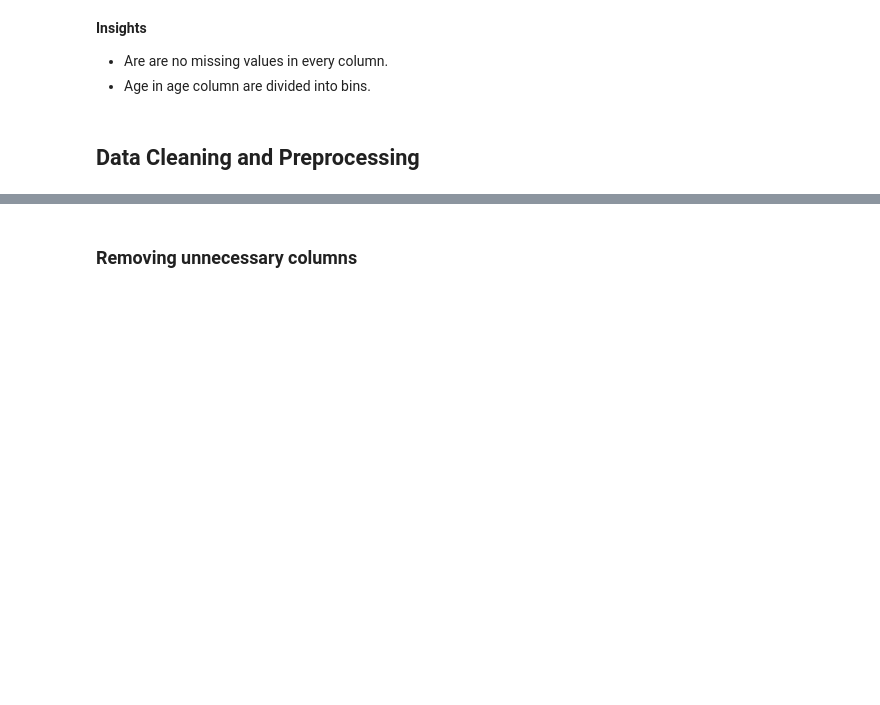
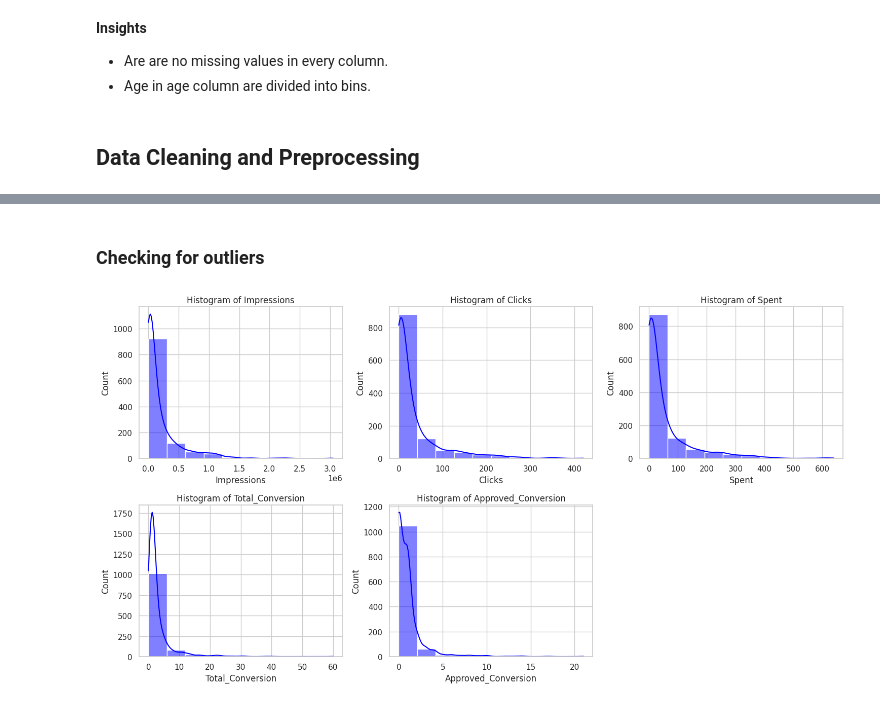
Before and after one commit to haitranduc4270/Sales-Conversion-Optimization-Project, a Jupyter notebook: notebooks/data_exploration.ipynb, the cells around one changed output, grey strips where cells are left out. Drawn from its saved outputs; the diff is of its cells as text; code cells hidden in the pictures; blank space fills up the shorter version.

```diff
--- a/notebooks/data_exploration.ipynb
+++ b/notebooks/data_exploration.ipynb
@@ -70,2 +158,2 @@ df.duplicated().sum()
 # %% [markdown]
-### Removing unnecessary columns
+### Checking for outliers
@@ -73,0 +160,18 @@ sns.histplot(data = df, x = 'ad_id')
+# %%
+# Visual Inspection for checking outliers
+cols_to_plot = ['Impressions', 'Clicks', 'Spent', 'Total_Conversion', 'Approved_Conversion']
+
+# Set the style of seaborn
+# sns.set(style="whitegrid")
+
+# Create subplots for each numeric column
+plt.figure(figsize=(15, 8))
+for i, column in enumerate(cols_to_plot, 1):
+    plt.subplot(2, 3, i)
+    sns.histplot(df[column], kde=True, bins=10 , color = 'blue')
+    plt.title(f'Histogram of {column}')
+
+# Adjust layout
+plt.tight_layout()
+# %% [output]
+[figure, added]
```
Also changed, not shown: parts of 29 cells of this notebook.
